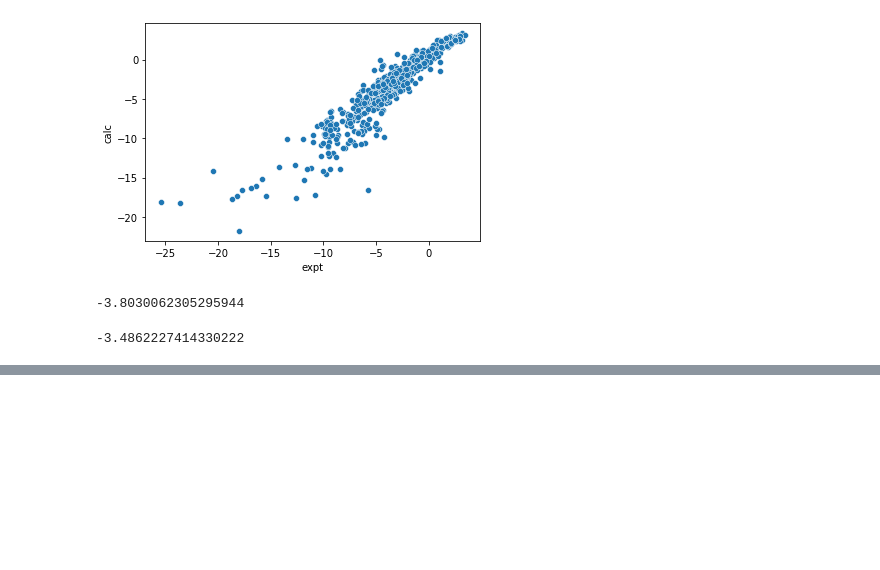
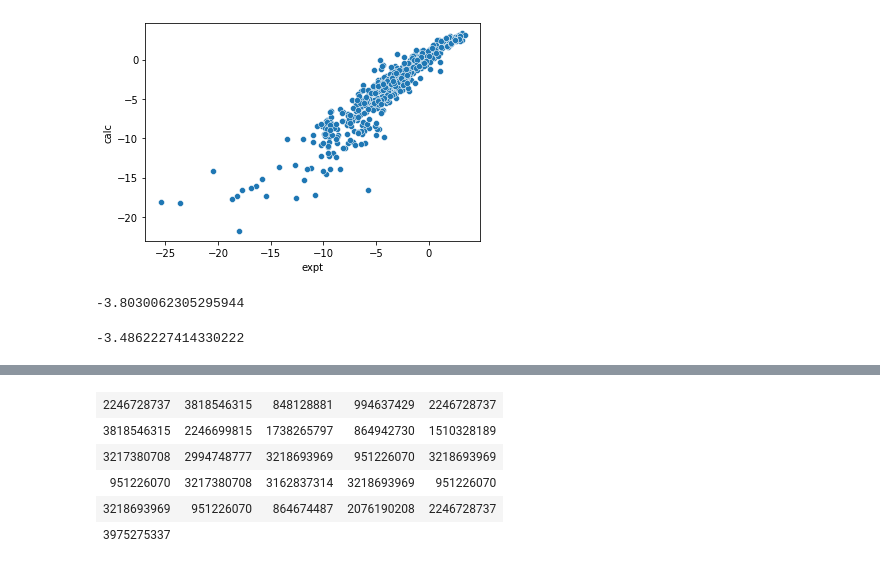
Before and after one commit to K7S3/ML4NS-Project, a Jupyter notebook: ML4NS.ipynb, the cells around one changed output, grey strips where cells are left out. Drawn from its saved outputs; the diff is of its cells as text; code cells hidden in the pictures; blank space fills up the shorter version.

```diff
--- a/ML4NS.ipynb
+++ b/ML4NS.ipynb
@@ -45,0 +80,2 @@ data['calc'].mean()
+# %%
+aas = [Chem.MolFromSmiles(x) for x in data['smiles']]
@@ -45,0 +86,3 @@ data['calc'].mean()
+# %%
+sentence = mol2alt_sentence(aas[0], 1)
+sentence
@@ -45,0 +111,10 @@ data['calc'].mean()
+# %%
+it = IdentifierTable(sentence, [aas[0]]*len(sentence), [sentence]*len(sentence), 5, 1)
+it
+# %% [output]
+| 2246728737 | 3818546315 | 848128881 | 994637429 | 2246728737 |
+| 3818546315 | 2246699815 | 1738265797 | 864942730 | 1510328189 |
+| 3217380708 | 2994748777 | 3218693969 | 951226070 | 3218693969 |
+| 951226070 | 3217380708 | 3162837314 | 3218693969 | 951226070 |
+| 3218693969 | 951226070 | 864674487 | 2076190208 | 2246728737 |
+| 3975275337 |
```
Also changed, not shown: parts of 14 cells of this notebook.
